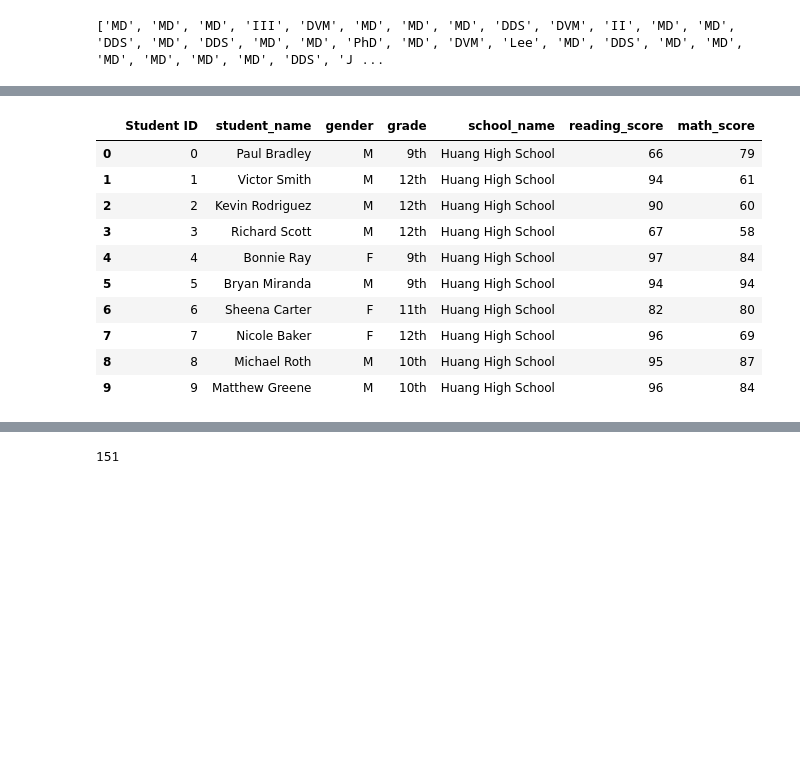
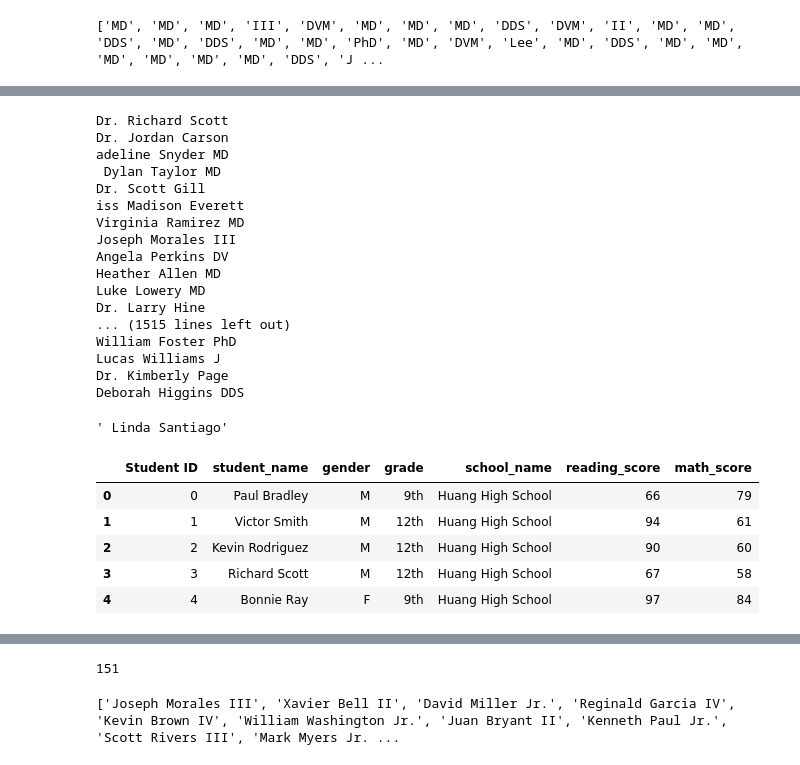
Before and after one commit to duygusimsek/School_District_Analysis, a Jupyter notebook: cleaning_student_names.ipynb, the cells around one changed output, grey strips where cells are left out. Cells and saved outputs as stored; diff of their text form; code cells hidden in the pictures; blank space fills up the shorter version.

```diff
--- a/cleaning_student_names.ipynb
+++ b/cleaning_student_names.ipynb
@@ -173,25 +146,50 @@ set(suffixes)
  'PhD',
  'Roy',
  'V'}
+# %%
+# Strip "Mrs." from the student names
+for name in students_to_fix:
+    print(name.strip("Mrs."))
+# %% [output]
+Dr. Richard Scott
+Dr. Jordan Carson
+adeline Snyder MD
+ Dylan Taylor MD
+Dr. Scott Gill
+iss Madison Everett
+Virginia Ramirez MD
+Joseph Morales III
+Angela Perkins DV
+Heather Allen MD
+Luke Lowery MD
+Dr. Larry Hine
+... (1515 lines left out)
+William Foster PhD
+Lucas Williams J
+Dr. Kimberly Page
+Deborah Higgins DDS
+# %%
+# Replace "Dr." with an empty string.
+name = "Dr. Linda Santiago"
+name.replace("Dr.", "")
+# %% [output]
+' Linda Santiago'
 # %%
 # Add each prefix and suffix to remove to a list.
 prefixes_suffixes = ["Dr. ", "Mr. ","Ms. ", "Mrs. ", "Miss ", " MD", " DDS", " DVM", " PhD"]
-for word in prefixes_suffixes:
-    student_data_df["student_name"].str.replace(word,"")
+# %%
+# Iterate through the "prefixes_suffixes" list and replace them with an empty space, "" when it appears in the student's name.
+for word in prefixes_suffixes:
+    student_data_df["student_name"] = student_data_df["student_name"].str.replace(word,"")
 # %%
-student_data_df.head(10)
+student_data_df.head()
 # %% [output]
 |  | Student ID | student_name | gender | grade | school_name | reading_score | math_score |
 | 0 | 0 | Paul Bradley | M | 9th | Huang High School | 66 | 79 |
 | 1 | 1 | Victor Smith | M | 12th | Huang High School | 94 | 61 |
 | 2 | 2 | Kevin Rodriguez | M | 12th | Huang High School | 90 | 60 |
 | 3 | 3 | Richard Scott | M | 12th | Huang High School | 67 | 58 |
 | 4 | 4 | Bonnie Ray | F | 9th | Huang High School | 97 | 84 |
-| 5 | 5 | Bryan Miranda | M | 9th | Huang High School | 94 | 94 |
-| 6 | 6 | Sheena Carter | F | 11th | Huang High School | 82 | 80 |
-| 7 | 7 | Nicole Baker | F | 12th | Huang High School | 96 | 69 |
-| 8 | 8 | Michael Roth | M | 10th | Huang High School | 95 | 87 |
-| 9 | 9 | Matthew Greene | M | 10th | Huang High School | 96 | 84 |
 # %%
 # Put the cleaned students' names in another list.
 student_names = student_data_df["student_name"].tolist()
@@ -225,3 +228,7 @@ for name in student_names:
 len(students_fixed)
 # %% [output]
 151
+# %%
+print(students_fixed)
+# %% [output]
+['Joseph Morales III', 'Xavier Bell II', 'David Miller Jr.', 'Reginald Garcia IV', 'Kevin Brown IV', 'William Washington Jr.', 'Juan Bryant II', 'Kenneth Paul Jr.', 'Scott Rivers III', 'Mark Myers Jr. ...
```
Also changed, not shown: parts of 5 cells of this notebook, 1 other file.
